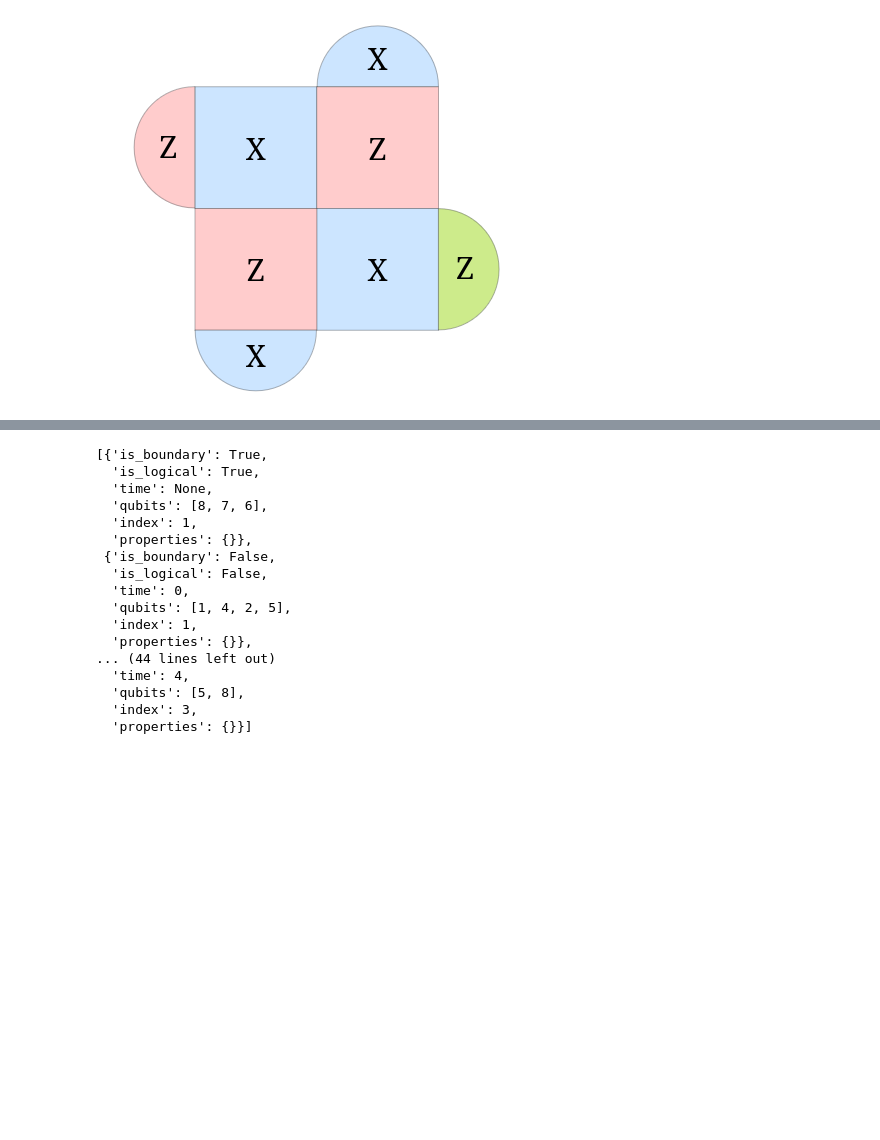
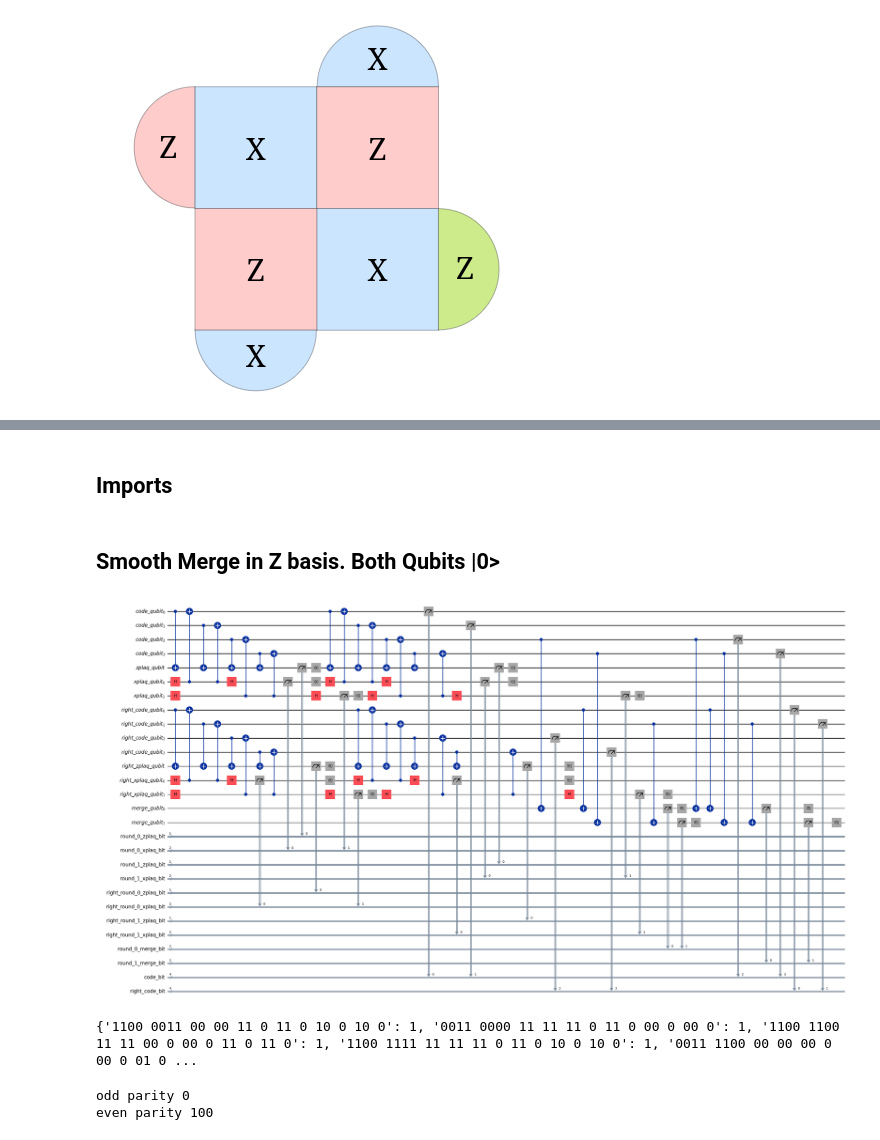
Before and after one commit to labros7107/qc_surface_code_simulation, a Jupyter notebook: experiments/qiskit_qec.ipynb, the cells around one changed output, grey strips where cells are left out. Drawn from its saved outputs; the diff is of its cells as text; code cells hidden in the pictures; blank space fills up the shorter version.

```diff
--- a/experiments/qiskit_qec.ipynb
+++ b/experiments/qiskit_qec.ipynb
@@ -116,29 +95,2 @@ for key, val in count.items():
-# %%
-[{'is_boundary': True, 'is_logical': True, 'time': None, 'qubits': [8, 7, 6], 'index': 1, 'properties': {}},
-  {'is_boundary': False, 'is_logical': False, 'time': 0, 'qubits': [1, 4, 2, 5], 'index': 1, 'properties': {}},
-  {'is_boundary': False, 'is_logical': False, 'time': 1, 'qubits': [1, 4, 2, 5], 'index': 1, 'properties': {}},
-  {'is_boundary': False, 'is_logical': False, 'time': 1, 'qubits': [5, 8], 'index': 3, 'properties': {}},
-  {'is_boundary': False, 'is_logical': False, 'time': 2, 'qubits': [3, 6, 4, 7], 'index': 2, 'properties': {}},
-  {'is_boundary': False, 'is_logical': False, 'time': 2, 'qubits': [5, 8], 'index': 3, 'properties': {}},
-  {'is_boundary': False, 'is_logical': False, 'time': 3, 'qubits': [1, 4, 2, 5], 'index': 1, 'properties': {}},
-  {'is_boundary': False, 'is_logical': False, 'time': 3, 'qubits': [3, 6, 4, 7], 'index': 2, 'properties': {}},
-  {'is_boundary': False, 'is_logical': False, 'time': 4, 'qubits': [1, 4, 2, 5], 'index': 1, 'properties': {}},
-  {'is_boundary': False, 'is_logical': False, 'time': 4, 'qubits': [5, 8], 'index': 3, 'properties': {}}]
-# %% [output]
-[{'is_boundary': True,
-  'is_logical': True,
-  'time': None,
-  'qubits': [8, 7, 6],
-  'index': 1,
-  'properties': {}},
- {'is_boundary': False,
-  'is_logical': False,
-  'time': 0,
-  'qubits': [1, 4, 2, 5],
-  'index': 1,
-  'properties': {}},
-... (44 lines left out)
-  'time': 4,
-  'qubits': [5, 8],
-  'index': 3,
-  'properties': {}}]
+# %% [markdown]
+## Imports
@@ -144,0 +107,7 @@ for key, val in count.items():
+# %% [markdown]
+## Smooth Merge in Z basis. Both Qubits |0>
+# %%
+s_merge_circuit_zb = SmoothMergeCircuit(d=2, T=3, basis="z", flip=None)
+s_merge_circuit_zb.circuit["0"].draw(output='mpl', fold=-1)
+# %% [output]
+[figure, added]
@@ -144,0 +120,29 @@ for key, val in count.items():
+# %%
+sim = AerSimulator(method="statevector")
+result = sim.run(s_merge_circuit_zb.circuit["0"], shots=100).result()
+
+
+# .get_counts() displays the results of classical registers. little endian so the last register is first.
+count = result.get_counts()
+
+print(count)
+# for m in mem:
+#     print(surface_code.string2raw_logicals(m))
+# %% [output]
+{'1100 0011 00 00 11 0 11 0 10 0 10 0': 1, '0011 0000 11 11 11 0 11 0 00 0 00 0': 1, '1100 1100 11 11 00 0 00 0 11 0 11 0': 1, '1100 1111 11 11 11 0 11 0 10 0 10 0': 1, '0011 1100 00 00 00 0 00 0 01 0 ...
+# %%
+odd_parity = 0
+even_parity = 0
+for key, val in count.items():
+    measurements = key.split(" ")
+
+    if measurements[2] == "00" or measurements[2] == "11":
+        even_parity += 1*val
+    else:
+        odd_parity += 1*val
+
+print("odd parity", odd_parity)
+print("even parity", even_parity)
+# %% [output]
+odd parity 0
+even parity 100
```
Also changed, not shown: parts of 32 cells of this notebook, 1 other file.
